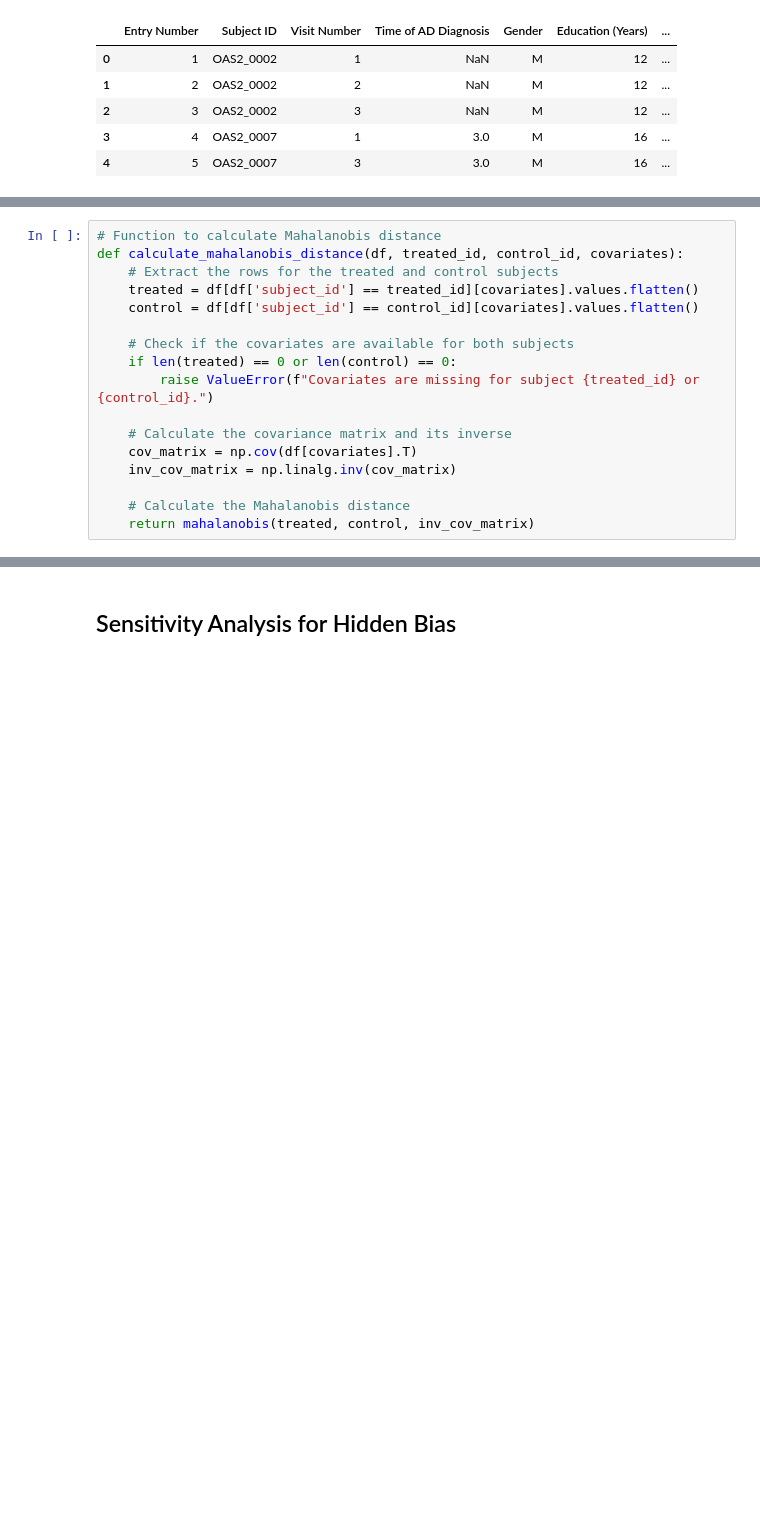
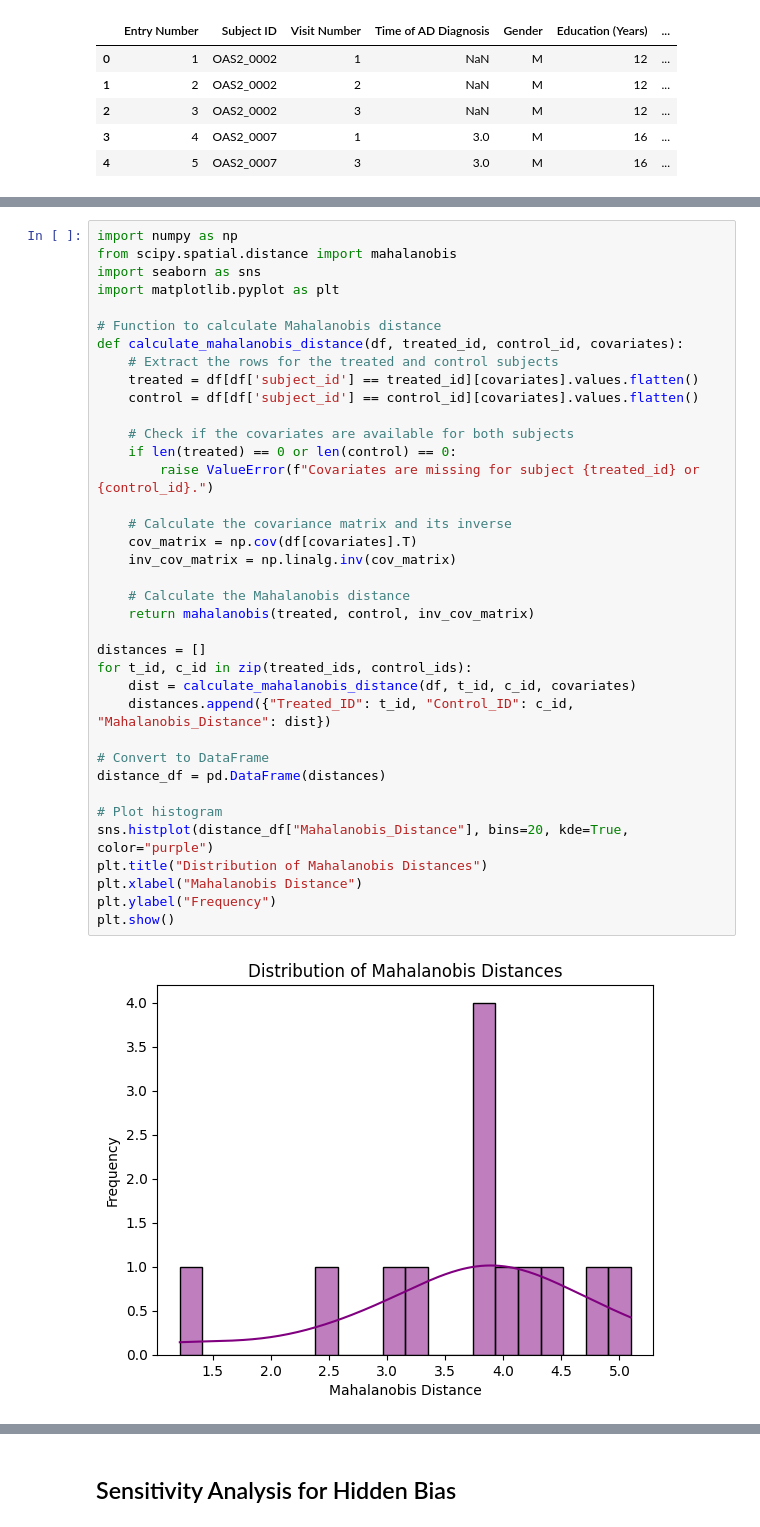
Before and after one commit to jbotmallen/DATA_ANALYTICS, a Jupyter notebook: Assigments/Lecture_1/Assignment_1_Data_Analytics.ipynb, the cells around one changed output, grey strips where cells are left out. Drawn from its saved outputs; the diff is of its cells as text; blank space fills up the shorter version.

```diff
--- a/Assigments/Lecture_1/Assignment_1_Data_Analytics.ipynb
+++ b/Assigments/Lecture_1/Assignment_1_Data_Analytics.ipynb
@@ -117,17 +141,39 @@ print(df)
 # %%
+import numpy as np
+from scipy.spatial.distance import mahalanobis
+import seaborn as sns
+import matplotlib.pyplot as plt
+
 # Function to calculate Mahalanobis distance
 def calculate_mahalanobis_distance(df, treated_id, control_id, covariates):
     # Extract the rows for the treated and control subjects
     treated = df[df['subject_id'] == treated_id][covariates].values.flatten()
     control = df[df['subject_id'] == control_id][covariates].values.flatten()
 
     # Check if the covariates are available for both subjects
     if len(treated) == 0 or len(control) == 0:
         raise ValueError(f"Covariates are missing for subject {treated_id} or {control_id}.")
 
     # Calculate the covariance matrix and its inverse
     cov_matrix = np.cov(df[covariates].T)
     inv_cov_matrix = np.linalg.inv(cov_matrix)
 
     # Calculate the Mahalanobis distance
     return mahalanobis(treated, control, inv_cov_matrix)
+
+distances = []
+for t_id, c_id in zip(treated_ids, control_ids):
+    dist = calculate_mahalanobis_distance(df, t_id, c_id, covariates)
+    distances.append({"Treated_ID": t_id, "Control_ID": c_id, "Mahalanobis_Distance": dist})
+
+# Convert to DataFrame
+distance_df = pd.DataFrame(distances)
+
+# Plot histogram
+sns.histplot(distance_df["Mahalanobis_Distance"], bins=20, kde=True, color="purple")
+plt.title("Distribution of Mahalanobis Distances")
+plt.xlabel("Mahalanobis Distance")
+plt.ylabel("Frequency")
+plt.show()
+# %% [output]
+[figure, added]
```
Also changed, not shown: parts of 24 cells of this notebook, 1 other file.
